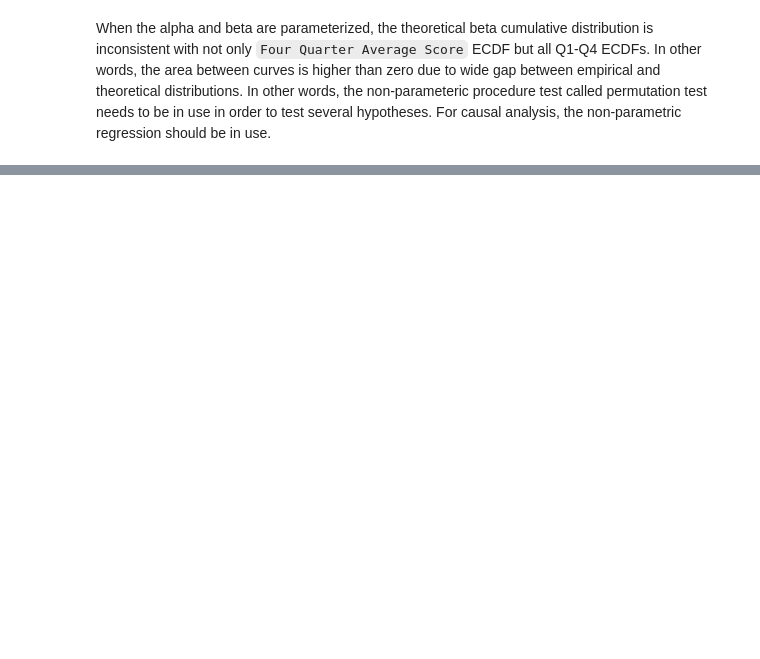
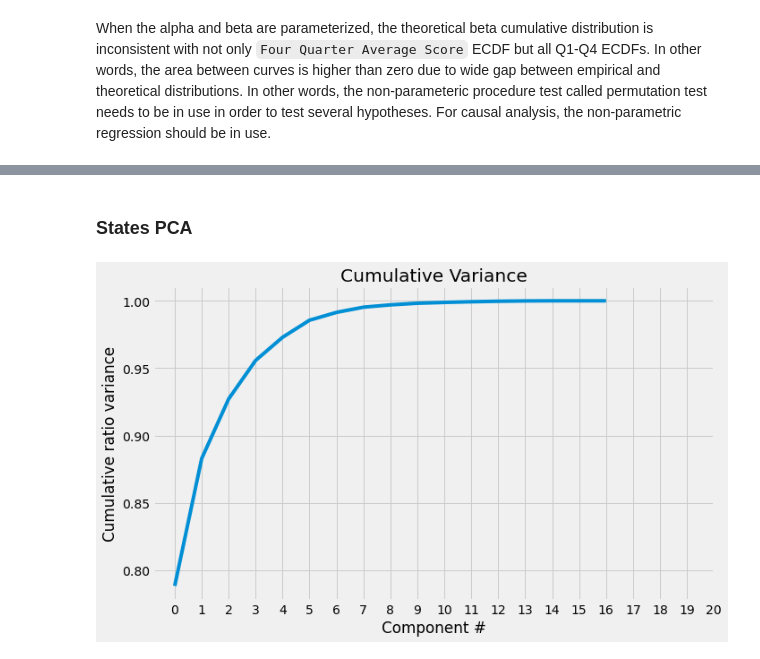
Before and after one commit to jonahwinninghoff/Causal-Analysis-Nursing-Home, a Jupyter notebook: Exploratory Data Analysis/Exploratory Data Analysis.ipynb, the cells around one changed output, grey strips where cells are left out. Saved outputs shown, nothing was run; the diff lists cells and outputs as text; code cells hidden in the pictures; blank space fills up the shorter version.

```diff
--- a/Exploratory Data Analysis/Exploratory Data Analysis.ipynb
+++ b/Exploratory Data Analysis/Exploratory Data Analysis.ipynb
@@ -361,0 +240,35 @@ display(pd.DataFrame(p_values).T.rename(columns={0:'p-value'}))
+# %% [markdown]
+### States PCA <a id='pca'></a>
+# %%
+# Binarize categorical datatype
+clean_quality = pd.concat([clean_quality.drop('Used in Quality Measure Five Star Rating', axis = 1),
+                     pd.get_dummies(clean_quality['Used in Quality Measure Five Star Rating'],
+                     drop_first=True)],axis=1)
+clean_quality = pd.concat([clean_quality.drop('Resident type', axis = 1),
+                     pd.get_dummies(clean_quality['Resident type'],
+                     drop_first=True)],axis=1)
+
+clean_quality = clean_quality.rename(columns = {'Y':'Used in Quality Meaure Five Star Rating'})
+# %%
+# Select the columns for state summary
+n = [3,5]
+n.extend(list(range(7,len(clean_quality.columns))))
+state_summary = clean_quality.iloc[:,n]
+# %%
+# Transform data and store score in another object
+df = state_summary.groupby('Provider State').mean()
+score = df.score/100
+df = df.drop('score',axis=1)
+# %%
+# PCA fit transform
+pca = PCA().fit(df)
+# %%
+plt.subplots(figsize=(10, 6))
+plt.plot(pca.explained_variance_ratio_.cumsum())
+plt.xlabel('Component #')
+plt.ylabel('Cumulative ratio variance')
+plt.xticks(np.arange(0, 21, step=1))
+plt.title('Cumulative Variance')
+plt.show()
+# %% [output]
+[figure, added]
```
Also changed, not shown: parts of 90 cells of this notebook.
